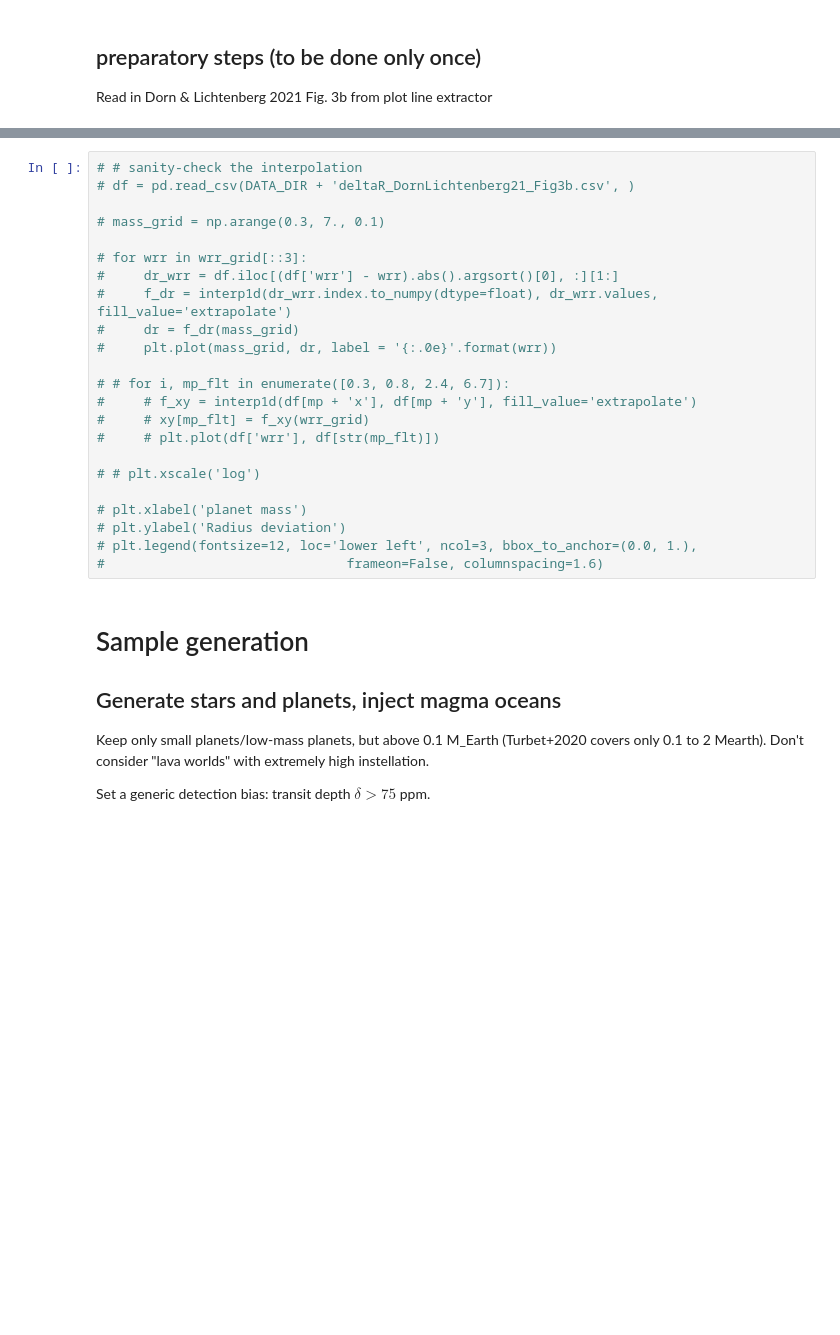
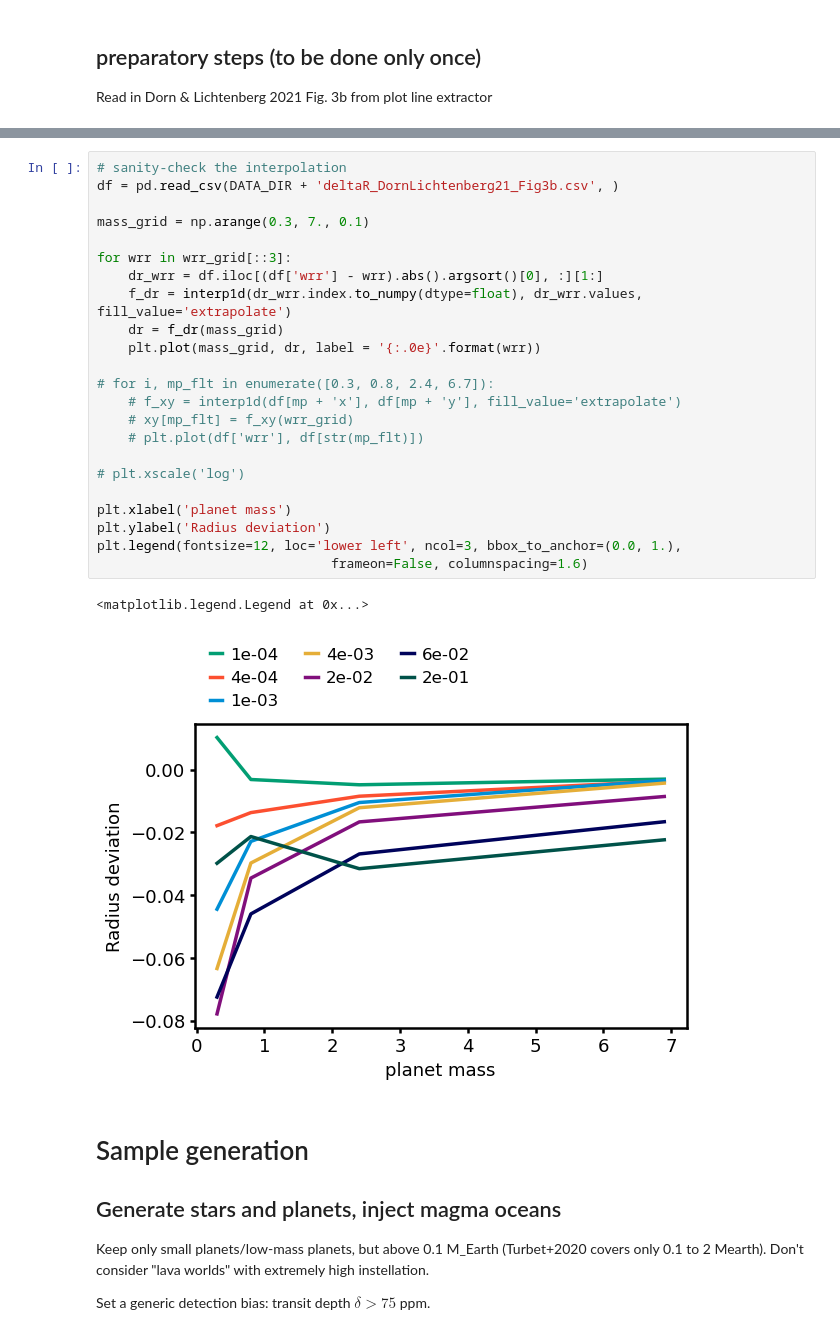
Before and after one commit to matiscke/hz-inner-edge-discontinuity, a Jupyter notebook: src/scripts/magmaocean.ipynb, the cells around one changed output, grey strips where cells are left out. Drawn from its saved outputs; the diff is of its cells as text; blank space fills up the shorter version.

```diff
--- a/src/scripts/magmaocean.ipynb
+++ b/src/scripts/magmaocean.ipynb
@@ -66,26 +69,29 @@ Read in Dorn & Lichtenberg 2021 Fig. 3b from plot line extractor
 # %%
-# # sanity-check the interpolation
-# df = pd.read_csv(DATA_DIR + 'deltaR_DornLichtenberg21_Fig3b.csv', )
+# sanity-check the interpolation
+df = pd.read_csv(DATA_DIR + 'deltaR_DornLichtenberg21_Fig3b.csv', )
 
-# mass_grid = np.arange(0.3, 7., 0.1)
+mass_grid = np.arange(0.3, 7., 0.1)
 
-# for wrr in wrr_grid[::3]:
-#     dr_wrr = df.iloc[(df['wrr'] - wrr).abs().argsort()[0], :][1:]
-#     f_dr = interp1d(dr_wrr.index.to_numpy(dtype=float), dr_wrr.values, fill_value='extrapolate')
-#     dr = f_dr(mass_grid)
-#     plt.plot(mass_grid, dr, label = '{:.0e}'.format(wrr))
+for wrr in wrr_grid[::3]:
+    dr_wrr = df.iloc[(df['wrr'] - wrr).abs().argsort()[0], :][1:]
+    f_dr = interp1d(dr_wrr.index.to_numpy(dtype=float), dr_wrr.values, fill_value='extrapolate')
+    dr = f_dr(mass_grid)
+    plt.plot(mass_grid, dr, label = '{:.0e}'.format(wrr))
 
-# # for i, mp_flt in enumerate([0.3, 0.8, 2.4, 6.7]):
-#     # f_xy = interp1d(df[mp + 'x'], df[mp + 'y'], fill_value='extrapolate')
-#     # xy[mp_flt] = f_xy(wrr_grid)
-#     # plt.plot(df['wrr'], df[str(mp_flt)])
+# for i, mp_flt in enumerate([0.3, 0.8, 2.4, 6.7]):
+    # f_xy = interp1d(df[mp + 'x'], df[mp + 'y'], fill_value='extrapolate')
+    # xy[mp_flt] = f_xy(wrr_grid)
+    # plt.plot(df['wrr'], df[str(mp_flt)])
 
-# # plt.xscale('log')
+# plt.xscale('log')
 
-# plt.xlabel('planet mass')
-# plt.ylabel('Radius deviation')
-# plt.legend(fontsize=12, loc='lower left', ncol=3, bbox_to_anchor=(0.0, 1.),
-#                               frameon=False, columnspacing=1.6)
+plt.xlabel('planet mass')
+plt.ylabel('Radius deviation')
+plt.legend(fontsize=12, loc='lower left', ncol=3, bbox_to_anchor=(0.0, 1.),
+                              frameon=False, columnspacing=1.6)
+# %% [output]
+<matplotlib.legend.Legend at 0x...>
+[figure, added]
 # %% [markdown]
 # Sample generation
 
```
Also changed, not shown: parts of 22 cells of this notebook, 1 other file.
